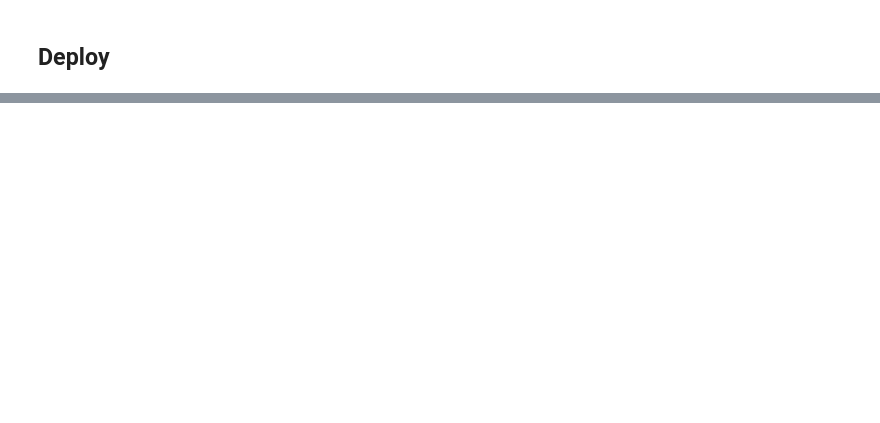
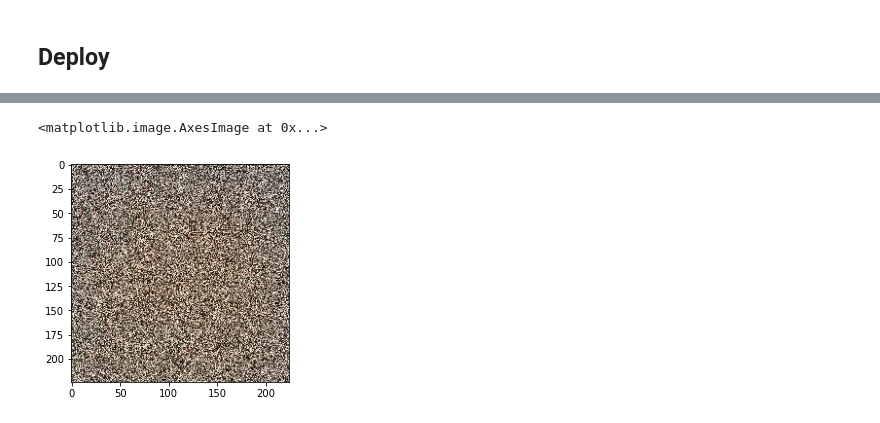
Before and after one commit to heshe/image-restoration, a Jupyter notebook: notebooks/deploy_model.ipynb, the cells around one changed output, grey strips where cells are left out. Saved outputs shown, nothing was run; the diff lists cells and outputs as text; code cells hidden in the pictures; blank space fills up the shorter version.

```diff
--- a/notebooks/deploy_model.ipynb
+++ b/notebooks/deploy_model.ipynb
@@ -127,0 +109,33 @@ type(reconstruction)
+# %%
+
+def get_rbg_from_lab(gray_imgs, ab_imgs, n = 10):
+    # create an empty array to store images
+    imgs = np.zeros((n, 224, 224, 3))
+
+    imgs[:, :, :, 0] = gray_imgs[0:n:]
+    imgs[:, :, :, 1:] = ab_imgs[0:n:]
+
+    # convert all the images to type unit8
+    imgs = imgs.astype("uint8")
+
+    # create a new empty array
+    imgs_ = []
+
+    for i in range(0, n):
+        imgs_.append(cv2.cvtColor(imgs[i], cv2.COLOR_LAB2RGB))
+
+    # convert the image matrix into a numpy array
+    imgs_ = np.array(imgs_)
+
+    return imgs_
+
+import cv2
+
+img = get_rbg_from_lab((x_new).view(1, 224, 224),
+                         (torch.tensor(reconstruction[0])*255).view(1, 224, 224, 2),
+                         n=1)
+
+plt.imshow(img.squeeze())
+# %% [output]
+<matplotlib.image.AxesImage at 0x...>
+[figure, added]
```
Also changed, not shown: parts of 7 cells of this notebook, 4 other files.
